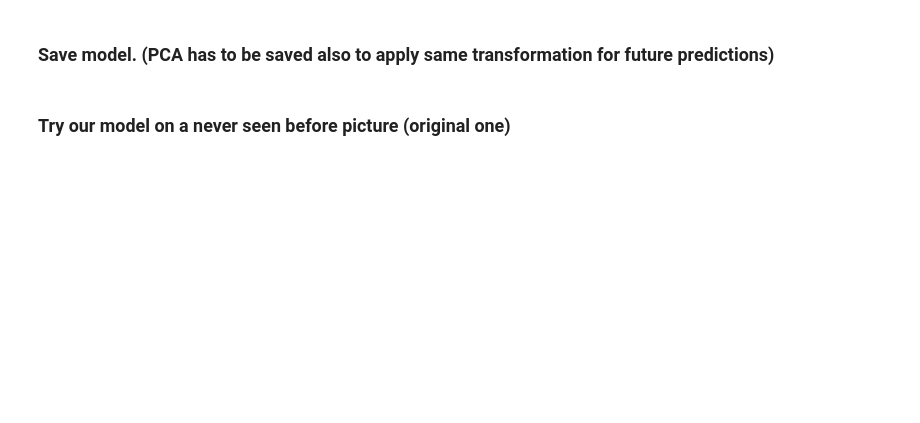
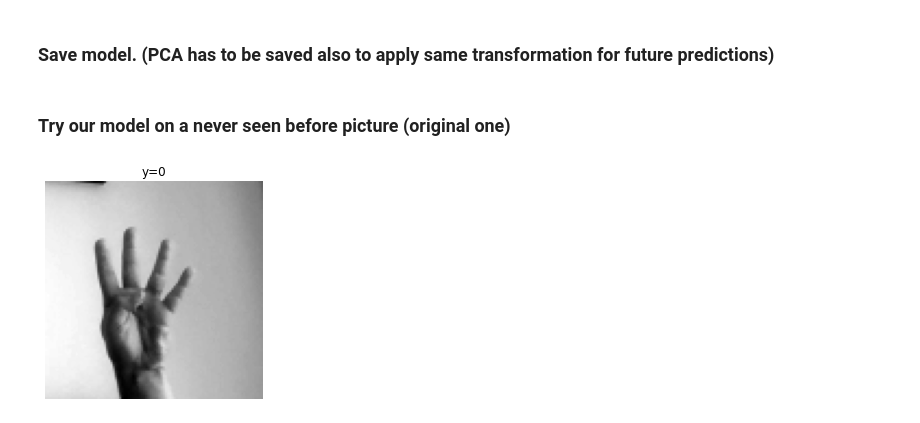
Before and after one commit to terman37/Neural_Networks_Counting_Fingers, a Jupyter notebook: training/ml_classifier_training.ipynb, the cells around one changed output. Drawn from its saved outputs; the diff is of its cells as text; code cells hidden in the pictures; blank space fills up the shorter version.

```diff
--- a/training/ml_classifier_training.ipynb
+++ b/training/ml_classifier_training.ipynb
@@ -183,19 +233,20 @@ loaded_model = pickle.load(open(filename, 'rb'))
 filename = '../models/model_classic_pca.sav'
 loaded_pca = pickle.load(open(filename, 'rb'))
 # %%
-files = os.listdir(TEST_DATASET_PATH)
-idx = random.randint(0,len(files)-1)
-origimg = cv2.imread(os.path.join(TEST_DATASET_PATH,files[idx]),cv2.IMREAD_GRAYSCALE)
+# pick one random from xtest
+idx = random.randint(0,len(xtest)-1)
 
-myimg = origimg/255.
+myimg = xtest[idx]
 myimg = cv2.resize(myimg,(im_h, im_w))
 myimg = myimg.reshape(1,im_h* im_w)
 
 xpca = loaded_pca.transform(myimg)
 
 result = loaded_model.predict(xpca)
 pred = result[0]
 
-plt.imshow(origimg, cmap='gray');
+plt.imshow(xtest[idx].reshape(im_w,im_h), cmap='gray');
 plt.title('y=%d' % pred);
 plt.axis('off');
+# %% [output]
+[figure, added]
```
Also changed, not shown: parts of 15 cells of this notebook, 3 other files.
